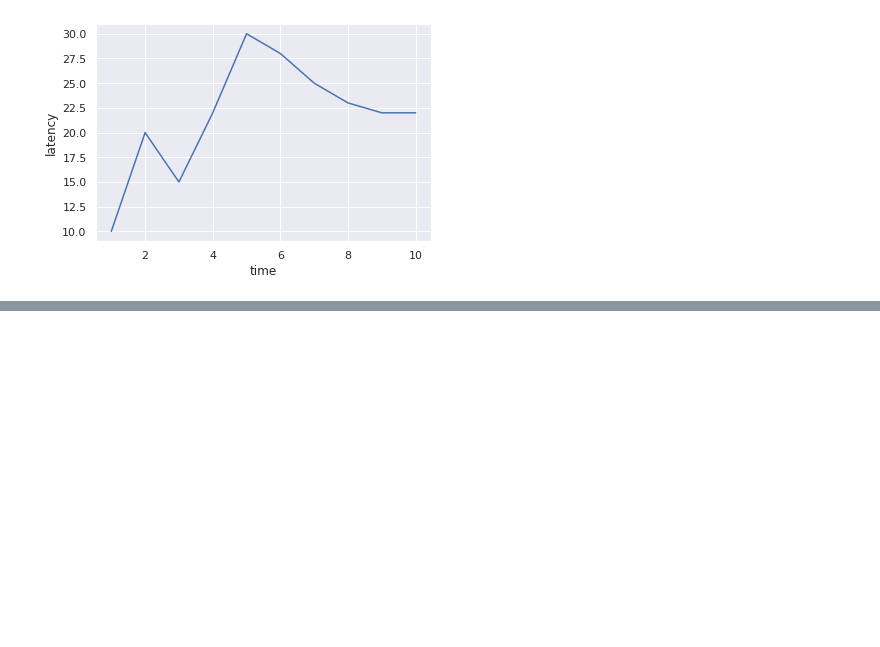
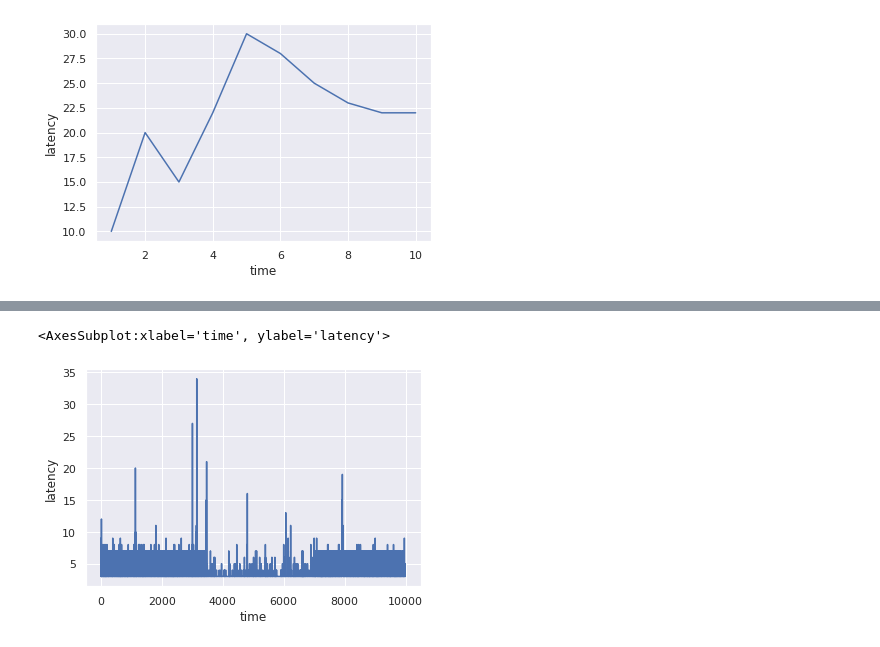
Before and after one commit to carloscastmar/rst_tfg, a Jupyter notebook: jupyter_notebook/plot_examples.ipynb, the cells around one changed output, grey strips where cells are left out. Saved outputs shown, nothing was run; the diff lists cells and outputs as text; code cells hidden in the pictures; blank space fills up the shorter version.

Commit message:
additional plots

```diff
--- a/jupyter_notebook/plot_examples.ipynb
+++ b/jupyter_notebook/plot_examples.ipynb
@@ -41,3 +41,5 @@ sns.lineplot(data=latency, x="time", y="latency")
 plt.savefig('saving-a-high-resolution-seaborn-plot.png', dpi=300)
 # %% [output]
 [figure]
+# %%
+latency_base= pd.read_csv("latency_base.csv",skiprows=3,delimiter=r":\s+",header=None,usecols=[1,2],names=['time','latency'])
@@ -43,0 +55,5 @@ plt.savefig('saving-a-high-resolution-seaborn-plot.png', dpi=300)
+# %%
+sns.lineplot(data=latency_base,x="time",y="latency")
+# %% [output]
+<AxesSubplot:xlabel='time', ylabel='latency'>
+[figure, added]
```
Also changed, not shown: parts of 11 cells of this notebook, 1 other file.
